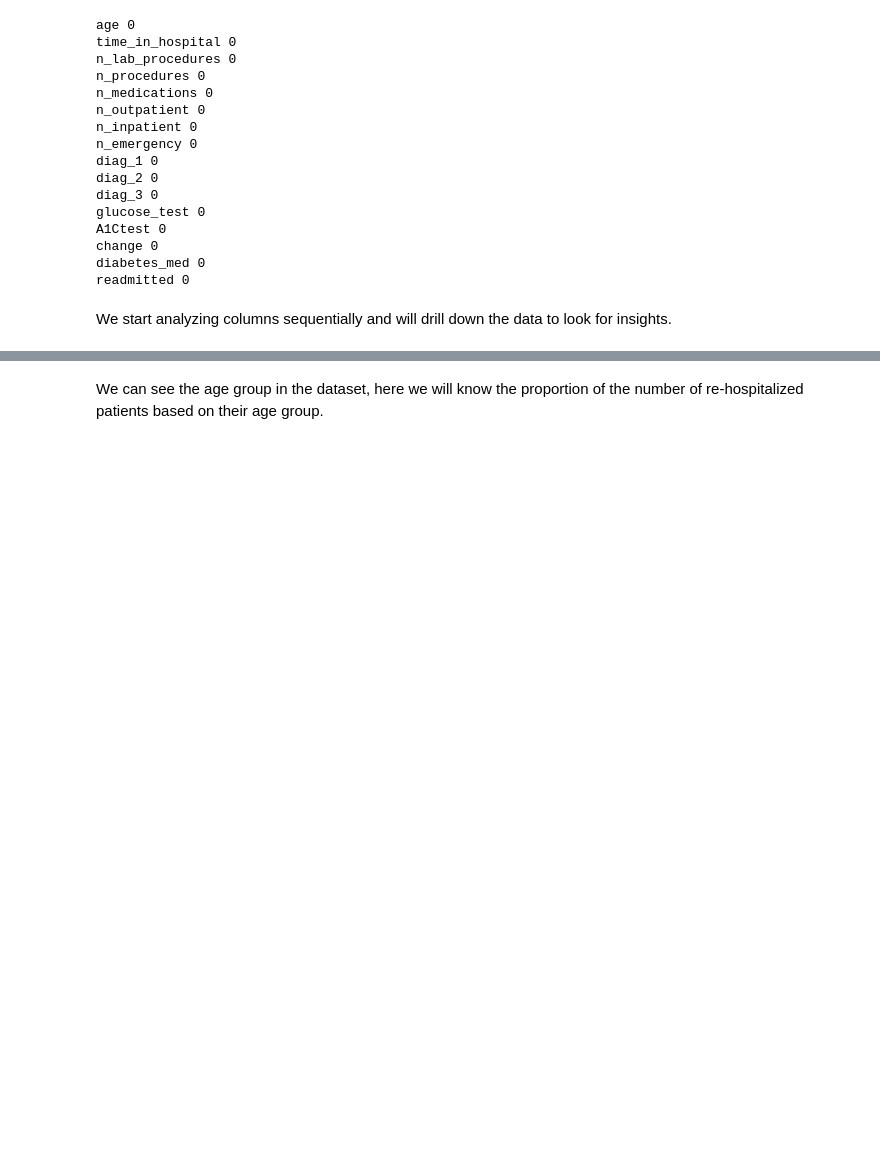
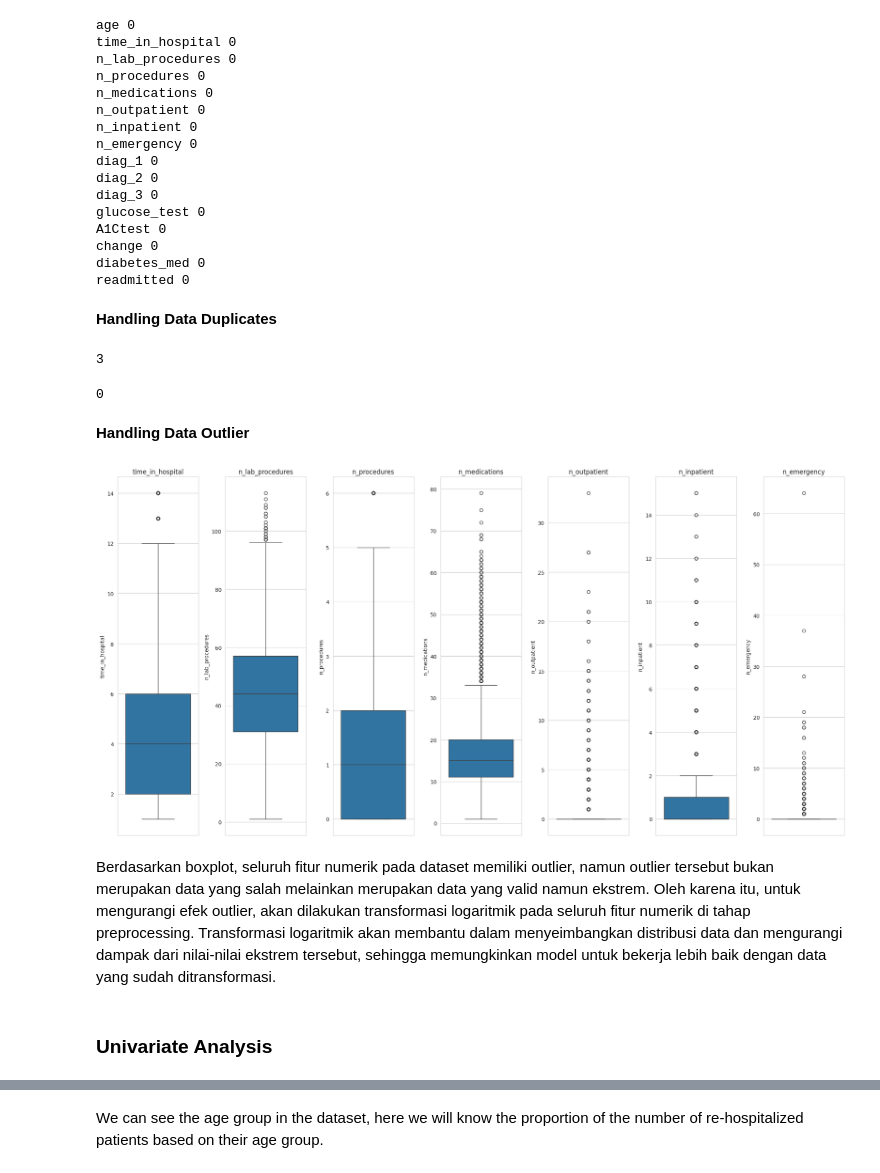
Before and after one commit to mfathul21/hospital-patient-readmissions, a Jupyter notebook: notebook.ipynb, the cells around one changed output, grey strips where cells are left out. Saved outputs shown, nothing was run; the diff lists cells and outputs as text; code cells hidden in the pictures; blank space fills up the shorter version.

Commit message:
Handling Data Duplicates

```diff
--- a/notebook.ipynb
+++ b/notebook.ipynb
@@ -261,5 +264,34 @@ A1Ctest 0
 change 0
 diabetes_med 0
 readmitted 0
+# %% [markdown]
+**Handling Data Duplicates**
+# %%
+df.duplicated().sum()
+# %% [output]
+3
+# %%
+df.drop_duplicates(inplace=True)
+df.duplicated().sum()
+# %% [output]
+0
+# %% [markdown]
+**Handling Data Outlier**
+# %%
+numerical_features = df.select_dtypes(['int64']).columns.to_list()
+categorical_features = df.select_dtypes(['object']).columns.to_list()
+# %%
+fig, ax = plt.subplots(1, len(numerical_features), figsize=(20,10))
+
+for axes, col in enumerate(numerical_features):
+  sns.boxplot(y=col, data=df, ax=ax[axes])
+  ax[axes].set_title(col)
+
+plt.tight_layout()
+plt.show()
+# %% [output]
+[figure, added]
 # %% [markdown]
-We start analyzing columns sequentially and will drill down the data to look for insights.
+Berdasarkan boxplot, seluruh fitur numerik pada dataset memiliki outlier, namun outlier tersebut bukan merupakan data yang salah melainkan merupakan data yang valid namun ekstrem. Oleh karena itu, untuk mengurangi efek outlier, akan dilakukan transformasi logaritmik pada seluruh fitur numerik di tahap preprocessing. Transformasi logaritmik akan membantu dalam menyeimbangkan distribusi data dan mengurangi dampak dari nilai-nilai ekstrem tersebut, sehingga memungkinkan model untuk bekerja lebih baik dengan data yang sudah ditransformasi.
+# %% [markdown]
+### Univariate Analysis
```
Also changed, not shown: parts of 5 cells of this notebook.
